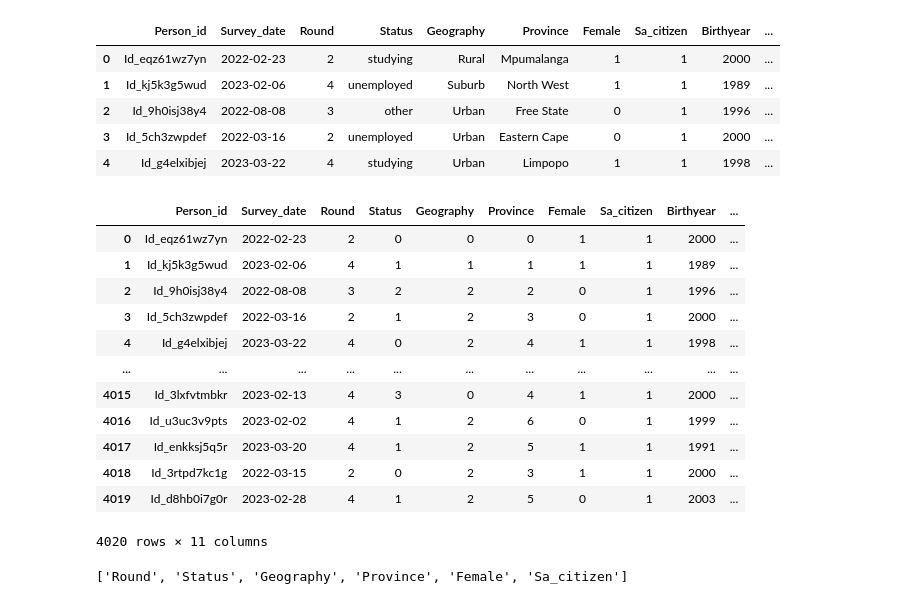
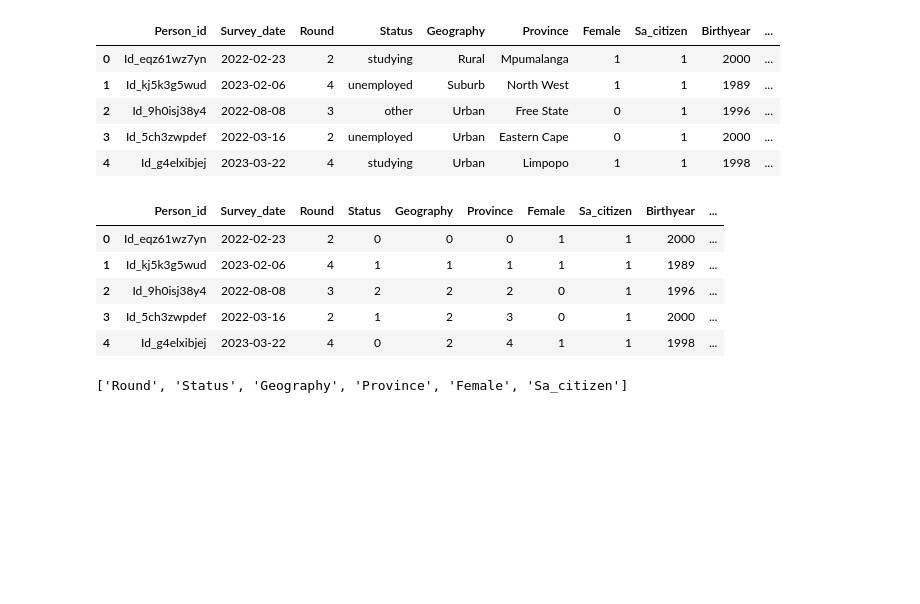
Before and after one commit to kibambe-0167/zindi-piyipc, a Jupyter notebook: app1.ipynb, the cells around one changed output. Cells and saved outputs as stored; diff of their text form; code cells hidden in the pictures; blank space fills up the shorter version.

```diff
--- a/app1.ipynb
+++ b/app1.ipynb
@@ -120,22 +120,15 @@ data.head()
 # %%
 data['Status'] : pd.DataFrame = df['Status'].map(status_col_coded)
 data['Geography'] : pd.DataFrame = df['Geography'].map(geography_col_coded)
 data['Province'] : pd.DataFrame = df['Province'].map(province_col_coded)
-data
+data.head()
 # %% [output]
 |  | Person_id | Survey_date | Round | Status | Geography | Province | Female | Sa_citizen | Birthyear | ... |
 | 0 | Id_eqz61wz7yn | 2022-02-23 | 2 | 0 | 0 | 0 | 1 | 1 | 2000 | ... |
 | 1 | Id_kj5k3g5wud | 2023-02-06 | 4 | 1 | 1 | 1 | 1 | 1 | 1989 | ... |
 | 2 | Id_9h0isj38y4 | 2022-08-08 | 3 | 2 | 2 | 2 | 0 | 1 | 1996 | ... |
 | 3 | Id_5ch3zwpdef | 2022-03-16 | 2 | 1 | 2 | 3 | 0 | 1 | 2000 | ... |
 | 4 | Id_g4elxibjej | 2023-03-22 | 4 | 0 | 2 | 4 | 1 | 1 | 1998 | ... |
-| ... | ... | ... | ... | ... | ... | ... | ... | ... | ... | ... |
-| 4015 | Id_3lxfvtmbkr | 2023-02-13 | 4 | 3 | 0 | 4 | 1 | 1 | 2000 | ... |
-| 4016 | Id_u3uc3v9pts | 2023-02-02 | 4 | 1 | 2 | 6 | 0 | 1 | 1999 | ... |
-| 4017 | Id_enkksj5q5r | 2023-03-20 | 4 | 1 | 2 | 5 | 1 | 1 | 1991 | ... |
-| 4018 | Id_3rtpd7kc1g | 2022-03-15 | 2 | 0 | 2 | 3 | 1 | 1 | 2000 | ... |
-| 4019 | Id_d8hb0i7g0r | 2023-02-28 | 4 | 1 | 2 | 5 | 0 | 1 | 2003 | ... |
-4020 rows × 11 columns
 # %%
 train_cols = [
     "Round",
```
Also changed, not shown: parts of 8 cells of this notebook, 1 other file.
